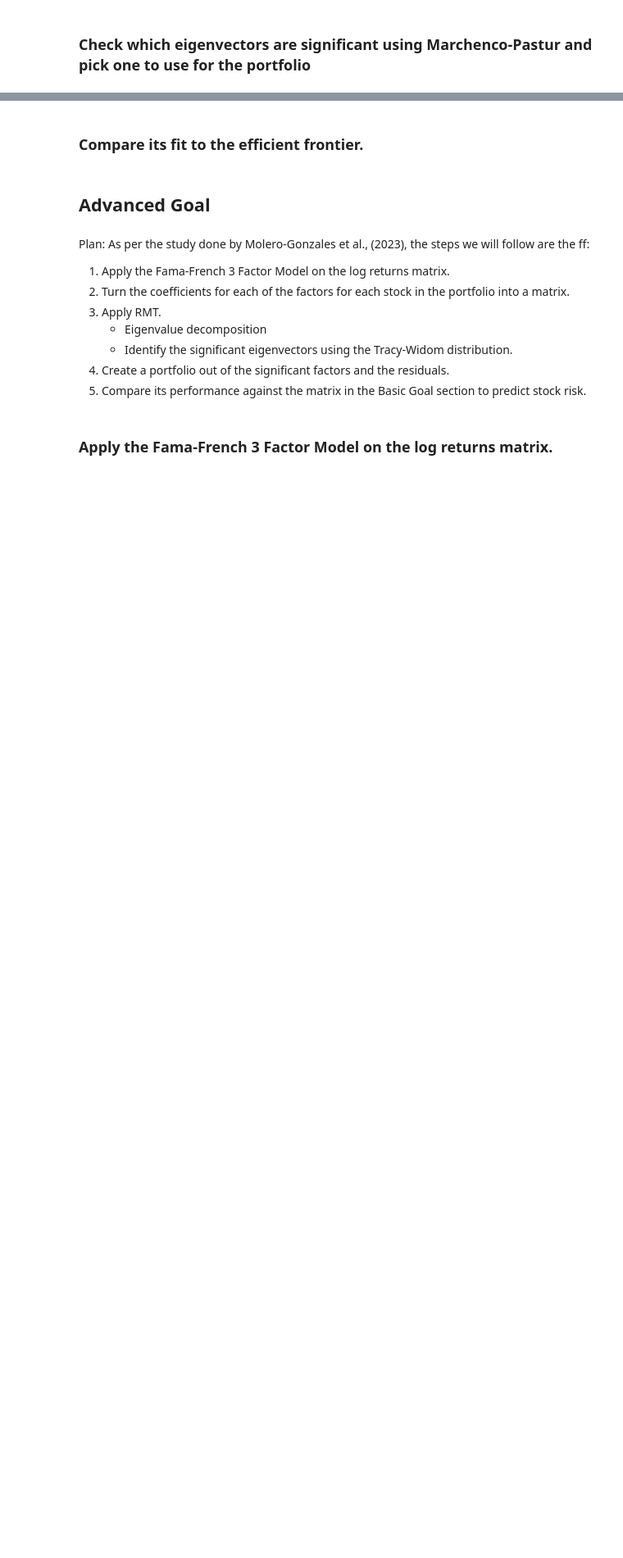
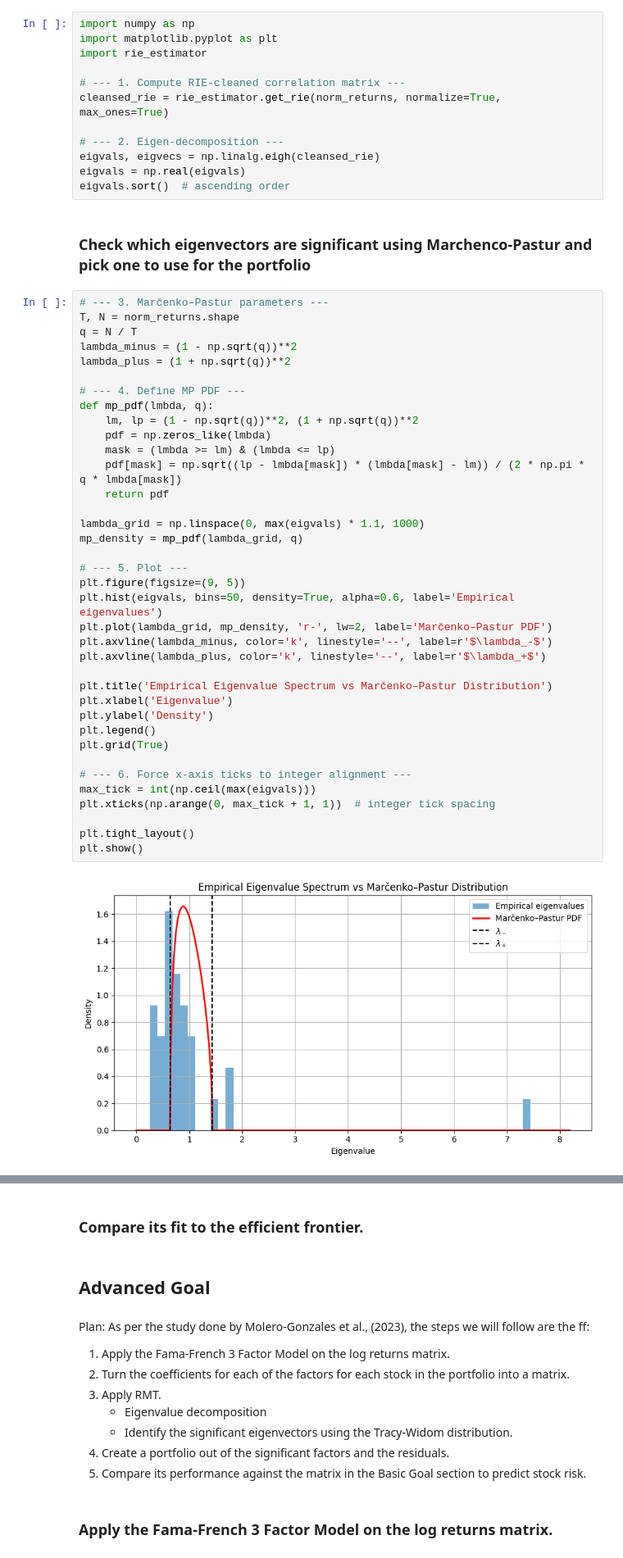
Before and after one commit to donnafaithhh/Fama-Markowitz-Mini-Project, a Jupyter notebook: mini project.ipynb, the cells around one changed output, grey strips where cells are left out. Shown: that part at 82% size. Saved outputs shown, nothing was run; the diff lists cells and outputs as text; blank space fills up the shorter version.

```diff
--- a/mini project.ipynb
+++ b/mini project.ipynb
@@ -322,5 +322,56 @@ Plan:
 3. Compare its fit to the efficient frontier.
 # %% [markdown]
 ### Implement the RIE Markowitz portfolio optimization
+# %%
+import numpy as np
+import matplotlib.pyplot as plt
+import rie_estimator
+
+# --- 1. Compute RIE-cleaned correlation matrix ---
+cleansed_rie = rie_estimator.get_rie(norm_returns, normalize=True, max_ones=True)
+
+# --- 2. Eigen-decomposition ---
+eigvals, eigvecs = np.linalg.eigh(cleansed_rie)
+eigvals = np.real(eigvals)
+eigvals.sort()  # ascending order
 # %% [markdown]
 ### Check which eigenvectors are significant using Marchenco-Pastur and pick one to use for the portfolio
+# %%
+# --- 3. Marčenko–Pastur parameters ---
+T, N = norm_returns.shape
+q = N / T
+lambda_minus = (1 - np.sqrt(q))**2
+lambda_plus = (1 + np.sqrt(q))**2
+
+# --- 4. Define MP PDF ---
+def mp_pdf(lmbda, q):
+    lm, lp = (1 - np.sqrt(q))**2, (1 + np.sqrt(q))**2
+    pdf = np.zeros_like(lmbda)
+    mask = (lmbda >= lm) & (lmbda <= lp)
+    pdf[mask] = np.sqrt((lp - lmbda[mask]) * (lmbda[mask] - lm)) / (2 * np.pi * q * lmbda[mask])
+    return pdf
+
+lambda_grid = np.linspace(0, max(eigvals) * 1.1, 1000)
+mp_density = mp_pdf(lambda_grid, q)
+
+# --- 5. Plot ---
+plt.figure(figsize=(9, 5))
+plt.hist(eigvals, bins=50, density=True, alpha=0.6, label='Empirical eigenvalues')
+plt.plot(lambda_grid, mp_density, 'r-', lw=2, label='Marčenko–Pastur PDF')
+plt.axvline(lambda_minus, color='k', linestyle='--', label=r'$\lambda_-$')
+plt.axvline(lambda_plus, color='k', linestyle='--', label=r'$\lambda_+$')
+
+plt.title('Empirical Eigenvalue Spectrum vs Marčenko–Pastur Distribution')
+plt.xlabel('Eigenvalue')
+plt.ylabel('Density')
+plt.legend()
+plt.grid(True)
+
+# --- 6. Force x-axis ticks to integer alignment ---
+max_tick = int(np.ceil(max(eigvals)))
+plt.xticks(np.arange(0, max_tick + 1, 1))  # integer tick spacing
+
+plt.tight_layout()
+plt.show()
+# %% [output]
+[figure, added]
```
Also changed, not shown: parts of 2 cells of this notebook.
